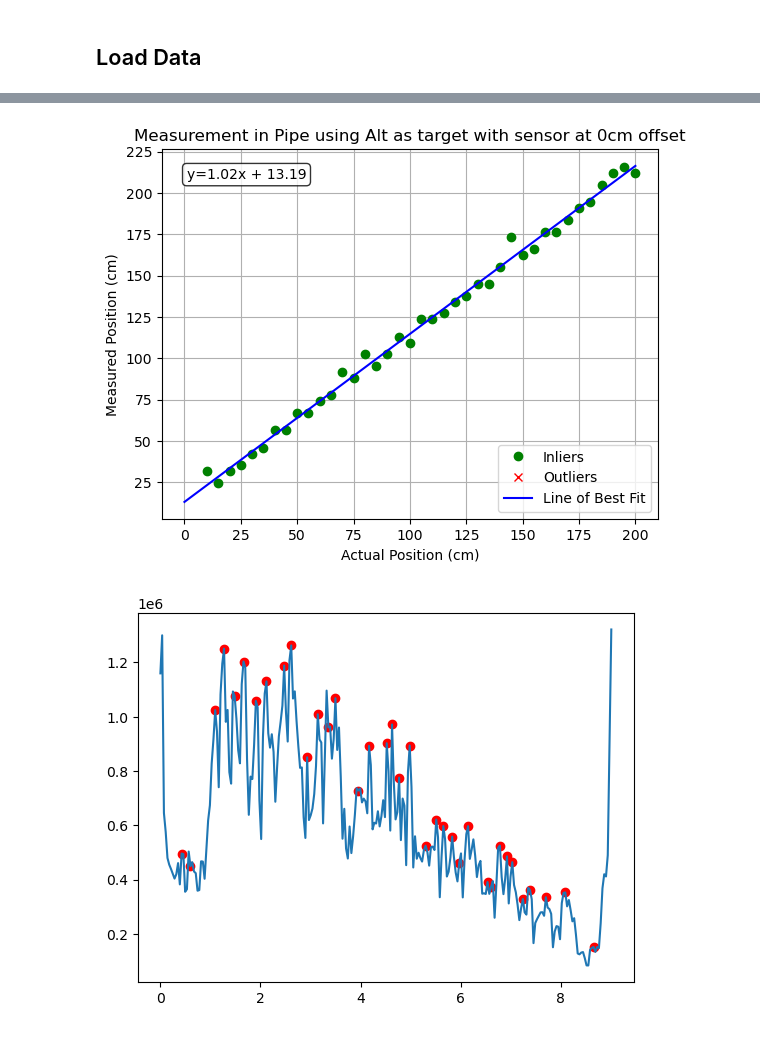
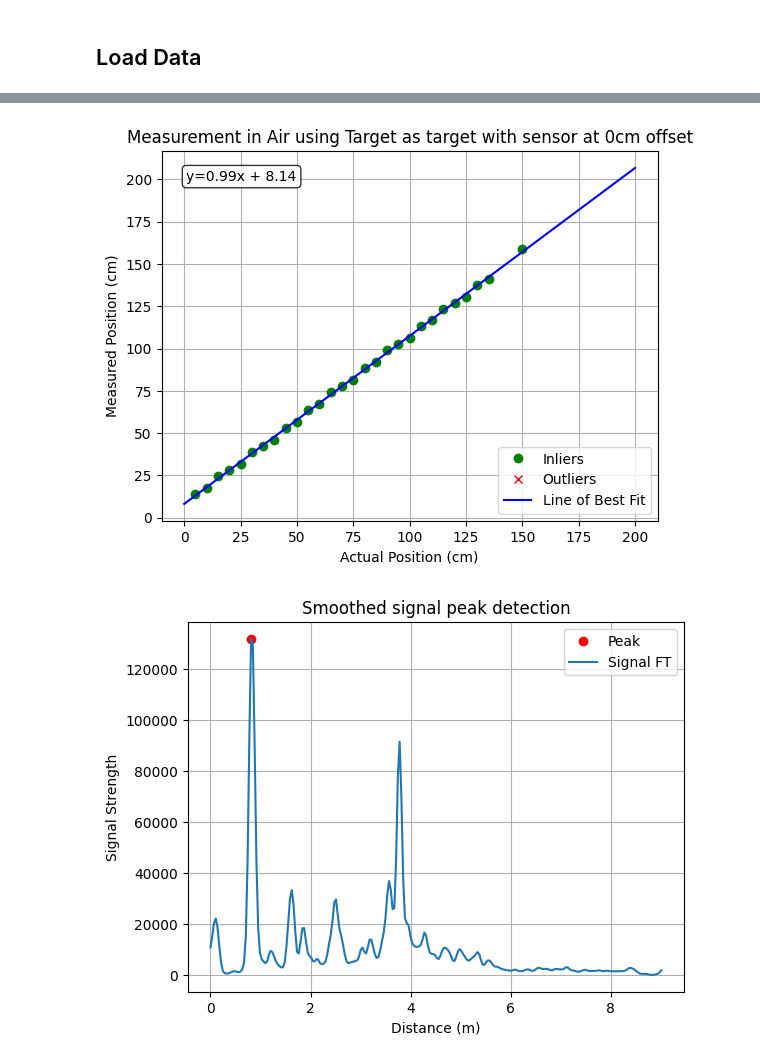
Before and after one commit to PawelMH/RadarConnection, a Jupyter notebook: PeakAnalysis.ipynb, the cells around one changed output, grey strips where cells are left out. Cells and saved outputs as stored; diff of their text form; code cells hidden in the pictures.

```diff
--- a/PeakAnalysis.ipynb
+++ b/PeakAnalysis.ipynb
@@ -2,7 +2,7 @@
 ## Load Data
 # %%
 folder = "Data/Pipe_Alt_717_0/"
-#folder = "Data/Air_Target2_717_0/"
+folder = "Data/Air_Target_717_0/"
 #folder = "Data/Air_TargetNoMount_241_0/"
 # %%
 import pickle
@@ -131,14 +142,21 @@ plt.grid()
 plt.title(title)
 plt.show()
 # %% [output]
-[figure, old version]
+[figure, new version]
 # %%
-i = 20
+i = 15
 smoothed = gaussian_filter1d(dataLin[i], sigma=1)
-peaks, properties = find_peaks(smoothed, height=100000)
+peaks, properties = find_peaks(smoothed, height=threshold)
 
-plt.plot([x[val] for val in peaks], [dataLin[i][val] for val in peaks], "ro")
-plt.plot(x, dataLin[i])
+plt.xlabel("Distance (m)")
+plt.ylabel("Signal Strength")
+plt.title("Smoothed signal peak detection")
+#plt.plot([x[val] for val in peaks], [dataLin[i][val] for val in peaks], "ro", label="Peak")
+plt.plot([x[val] for val in peaks], [smoothed[val] for val in peaks], "ro", label="Peak")
+plt.plot(x, smoothed, label="Signal FT")
+#plt.plot(x, dataLin[i], label="Signal FT")
+plt.legend()
+plt.grid()
 plt.show()
 # %% [output]
-[figure, old version]
+[figure, new version]
```
Also changed, not shown: parts of 3 cells of this notebook.
